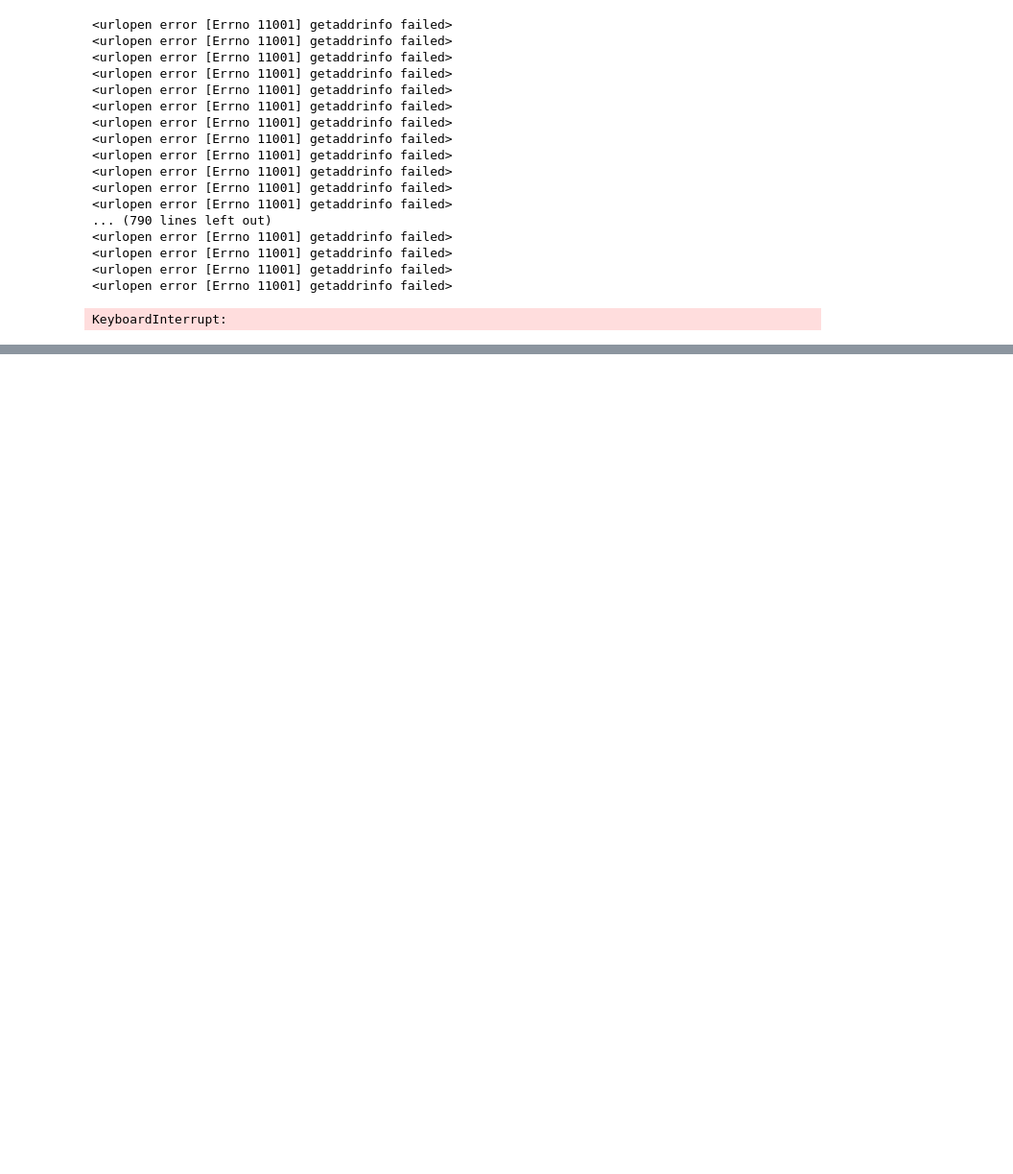
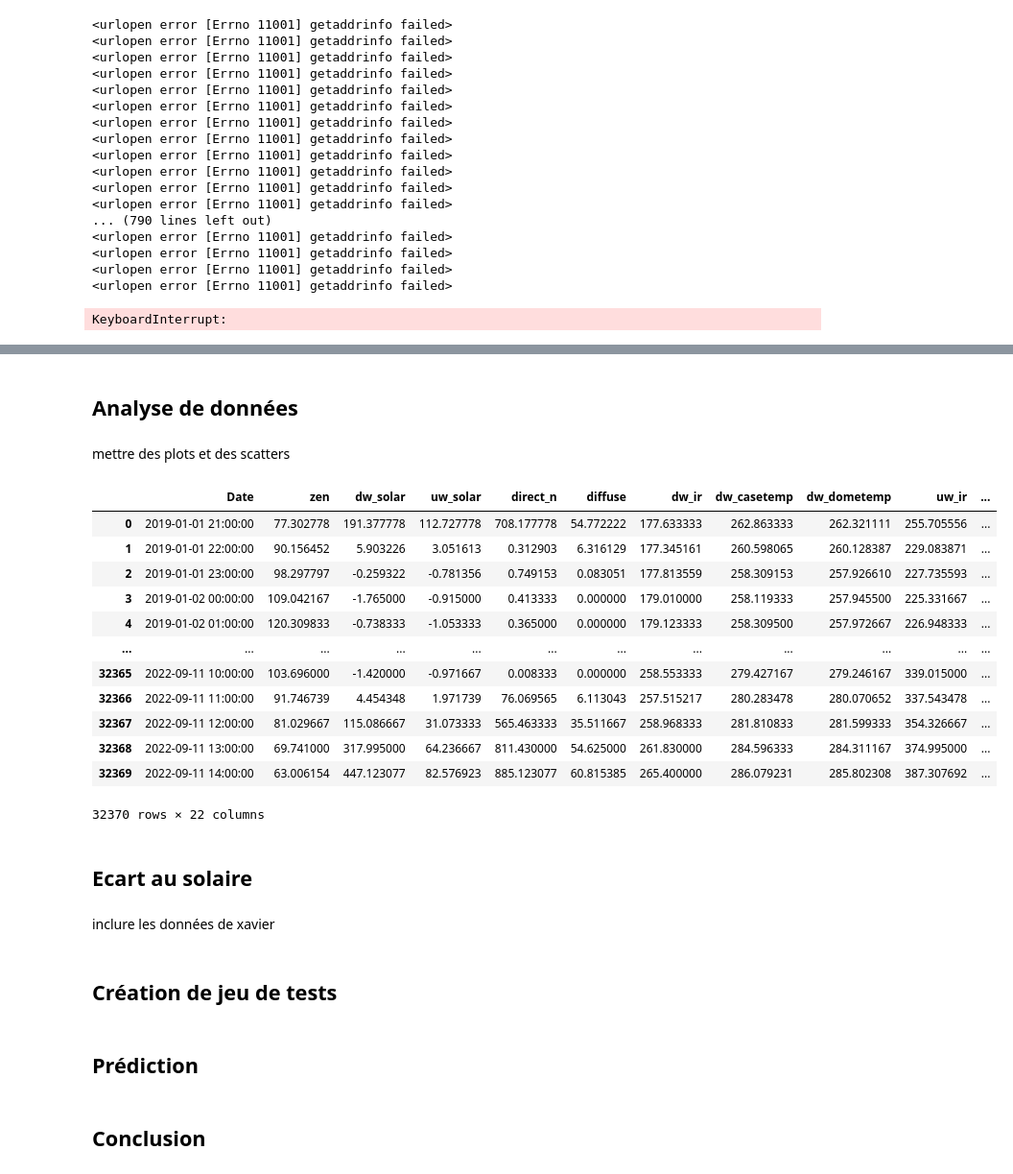
Before and after one commit to pierreberranger/Challenge_Solaire, a Jupyter notebook: challenge_solaire.ipynb, the cells around one changed output, grey strips where cells are left out. Shown at 96% size. Drawn from its saved outputs; the diff is of its cells as text; code cells hidden in the pictures; blank space fills up the shorter version.

Commit message:
structuration du notebook challenge_solaire qui devient le rendu propre

```diff
--- a/challenge_solaire.ipynb
+++ b/challenge_solaire.ipynb
@@ -91,0 +102,31 @@ df_final.to_csv("global_data.csv")
+# %% [markdown]
+## Analyse de données
+# %% [markdown]
+mettre des plots et des scatters
+# %%
+df = pd.read_csv("cleaned_data.csv")
+df
+# %% [output]
+|  | Date | zen | dw_solar | uw_solar | direct_n | diffuse | dw_ir | dw_casetemp | dw_dometemp | uw_ir | ... |
+| 0 | 2019-01-01 21:00:00 | 77.302778 | 191.377778 | 112.727778 | 708.177778 | 54.772222 | 177.633333 | 262.863333 | 262.321111 | 255.705556 | ... |
+| 1 | 2019-01-01 22:00:00 | 90.156452 | 5.903226 | 3.051613 | 0.312903 | 6.316129 | 177.345161 | 260.598065 | 260.128387 | 229.083871 | ... |
+| 2 | 2019-01-01 23:00:00 | 98.297797 | -0.259322 | -0.781356 | 0.749153 | 0.083051 | 177.813559 | 258.309153 | 257.926610 | 227.735593 | ... |
+| 3 | 2019-01-02 00:00:00 | 109.042167 | -1.765000 | -0.915000 | 0.413333 | 0.000000 | 179.010000 | 258.119333 | 257.945500 | 225.331667 | ... |
+| 4 | 2019-01-02 01:00:00 | 120.309833 | -0.738333 | -1.053333 | 0.365000 | 0.000000 | 179.123333 | 258.309500 | 257.972667 | 226.948333 | ... |
+| ... | ... | ... | ... | ... | ... | ... | ... | ... | ... | ... | ... |
+| 32365 | 2022-09-11 10:00:00 | 103.696000 | -1.420000 | -0.971667 | 0.008333 | 0.000000 | 258.553333 | 279.427167 | 279.246167 | 339.015000 | ... |
+| 32366 | 2022-09-11 11:00:00 | 91.746739 | 4.454348 | 1.971739 | 76.069565 | 6.113043 | 257.515217 | 280.283478 | 280.070652 | 337.543478 | ... |
+| 32367 | 2022-09-11 12:00:00 | 81.029667 | 115.086667 | 31.073333 | 565.463333 | 35.511667 | 258.968333 | 281.810833 | 281.599333 | 354.326667 | ... |
+| 32368 | 2022-09-11 13:00:00 | 69.741000 | 317.995000 | 64.236667 | 811.430000 | 54.625000 | 261.830000 | 284.596333 | 284.311167 | 374.995000 | ... |
+| 32369 | 2022-09-11 14:00:00 | 63.006154 | 447.123077 | 82.576923 | 885.123077 | 60.815385 | 265.400000 | 286.079231 | 285.802308 | 387.307692 | ... |
+32370 rows × 22 columns
+# %% [markdown]
+## Ecart au solaire
+# %% [markdown]
+inclure les données de xavier
+# %% [markdown]
+## Création de jeu de tests
+# %% [markdown]
+## Prédiction
+# %% [markdown]
+## Conclusion
```
Also changed, not shown: parts of 13 cells of this notebook.
